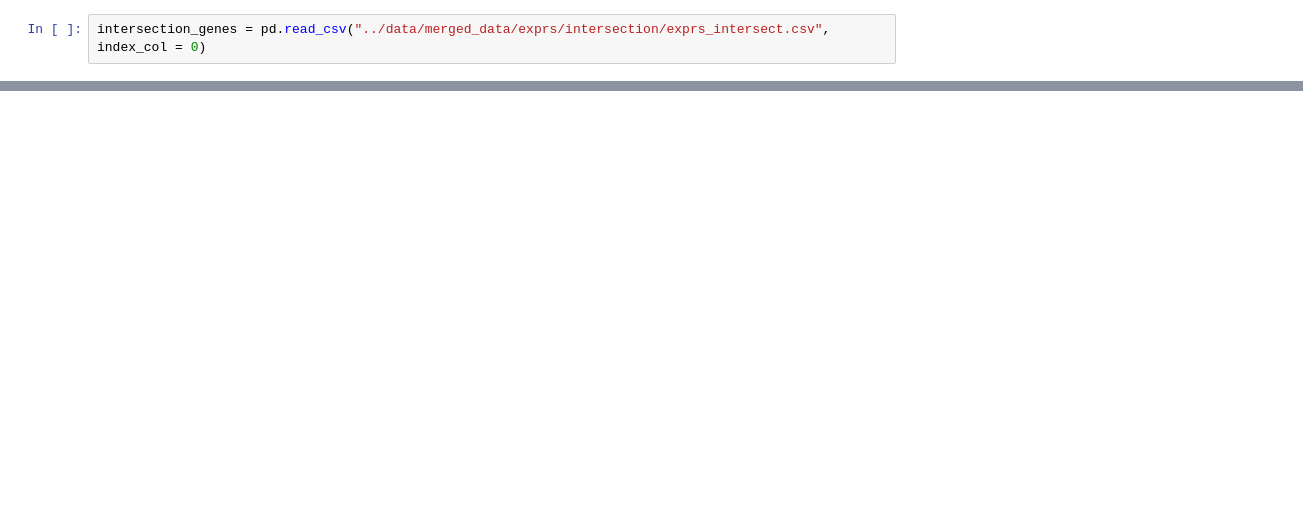
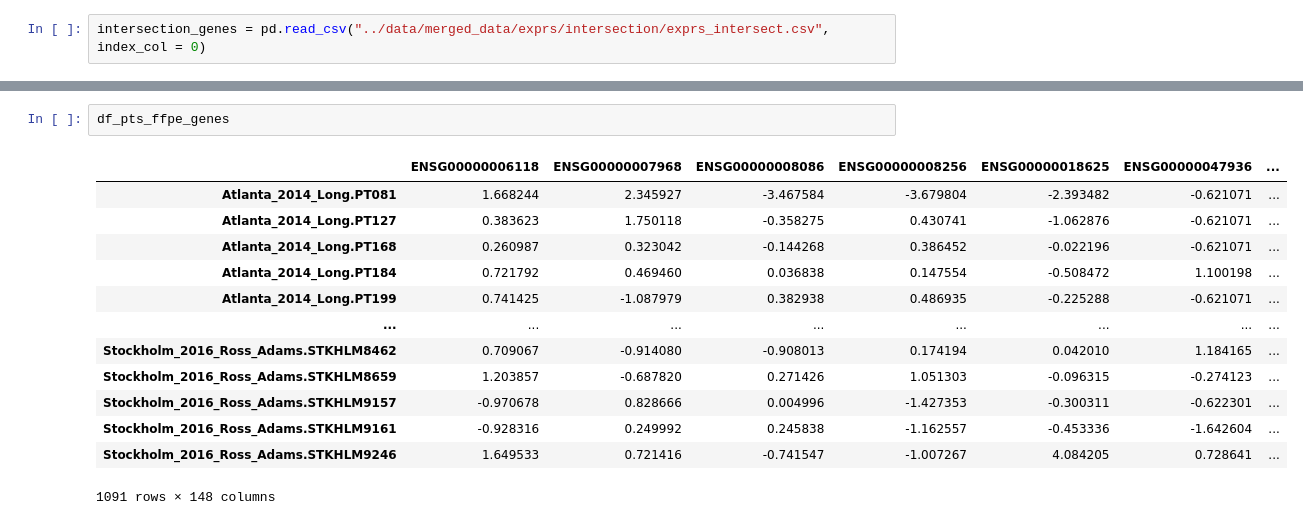
Before and after one commit to Statistical-Consulting/PCaPrognostics, a Jupyter notebook: eda_and_analysis/feature_importance.ipynb, the cells around one changed output, grey strips where cells are left out. Drawn from its saved outputs; the diff is of its cells as text; blank space fills up the shorter version.

```diff
--- a/eda_and_analysis/feature_importance.ipynb
+++ b/eda_and_analysis/feature_importance.ipynb
@@ -211,0 +218,16 @@ filtered_inter_restr
+# %%
+df_pts_ffpe_genes
+# %% [output]
+|  | ENSG00000006118 | ENSG00000007968 | ENSG00000008086 | ENSG00000008256 | ENSG00000018625 | ENSG00000047936 | ... |
+| Atlanta_2014_Long.PT081 | 1.668244 | 2.345927 | -3.467584 | -3.679804 | -2.393482 | -0.621071 | ... |
+| Atlanta_2014_Long.PT127 | 0.383623 | 1.750118 | -0.358275 | 0.430741 | -1.062876 | -0.621071 | ... |
+| Atlanta_2014_Long.PT168 | 0.260987 | 0.323042 | -0.144268 | 0.386452 | -0.022196 | -0.621071 | ... |
+| Atlanta_2014_Long.PT184 | 0.721792 | 0.469460 | 0.036838 | 0.147554 | -0.508472 | 1.100198 | ... |
+| Atlanta_2014_Long.PT199 | 0.741425 | -1.087979 | 0.382938 | 0.486935 | -0.225288 | -0.621071 | ... |
+| ... | ... | ... | ... | ... | ... | ... | ... |
+| Stockholm_2016_Ross_Adams.STKHLM8462 | 0.709067 | -0.914080 | -0.908013 | 0.174194 | 0.042010 | 1.184165 | ... |
+| Stockholm_2016_Ross_Adams.STKHLM8659 | 1.203857 | -0.687820 | 0.271426 | 1.051303 | -0.096315 | -0.274123 | ... |
+| Stockholm_2016_Ross_Adams.STKHLM9157 | -0.970678 | 0.828666 | 0.004996 | -1.427353 | -0.300311 | -0.622301 | ... |
+| Stockholm_2016_Ross_Adams.STKHLM9161 | -0.928316 | 0.249992 | 0.245838 | -1.162557 | -0.453336 | -1.642604 | ... |
+| Stockholm_2016_Ross_Adams.STKHLM9246 | 1.649533 | 0.721416 | -0.741547 | -1.007267 | 4.084205 | 0.728641 | ... |
+1091 rows × 148 columns
```
Also changed, not shown: parts of 11 cells of this notebook, 14 other files.
